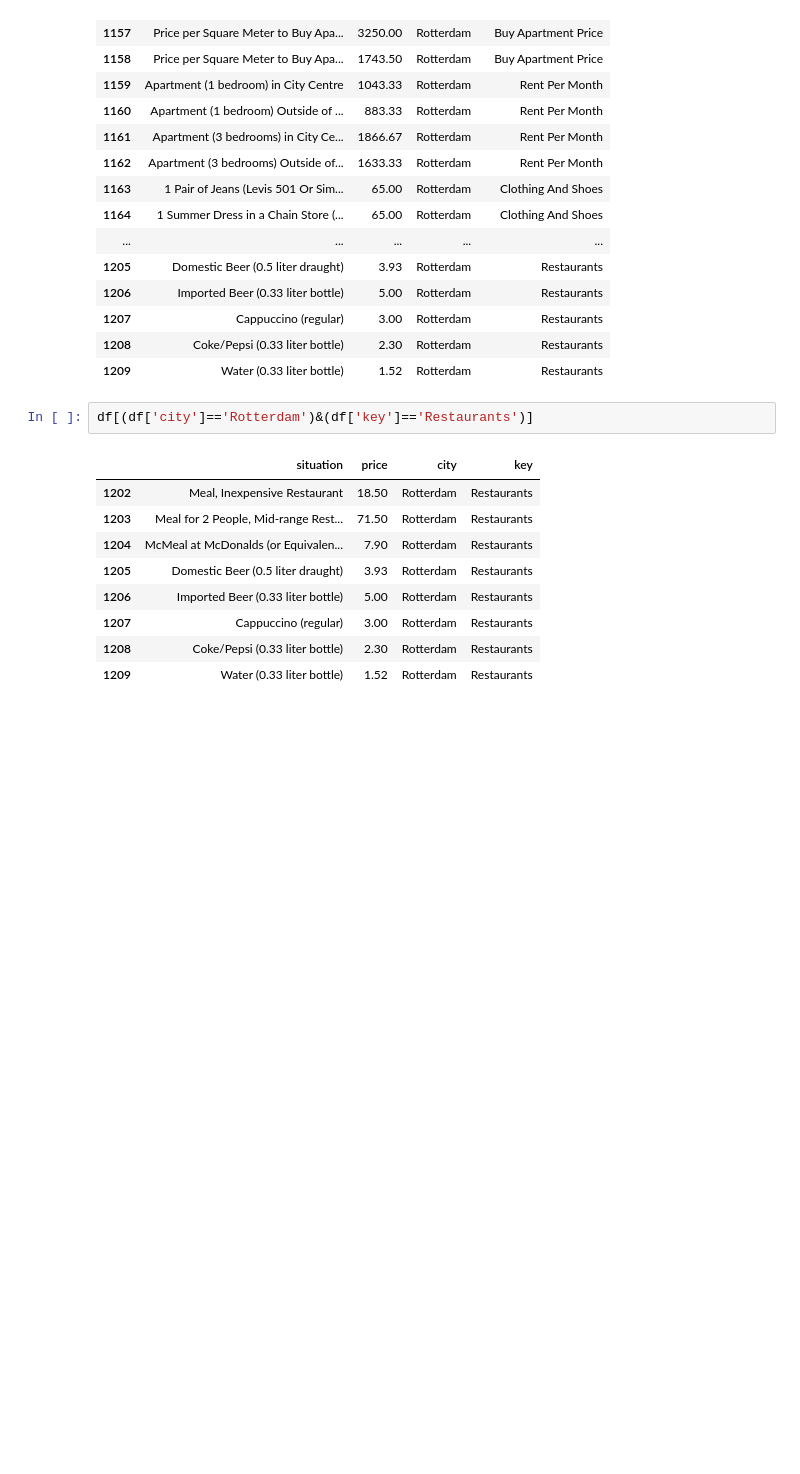
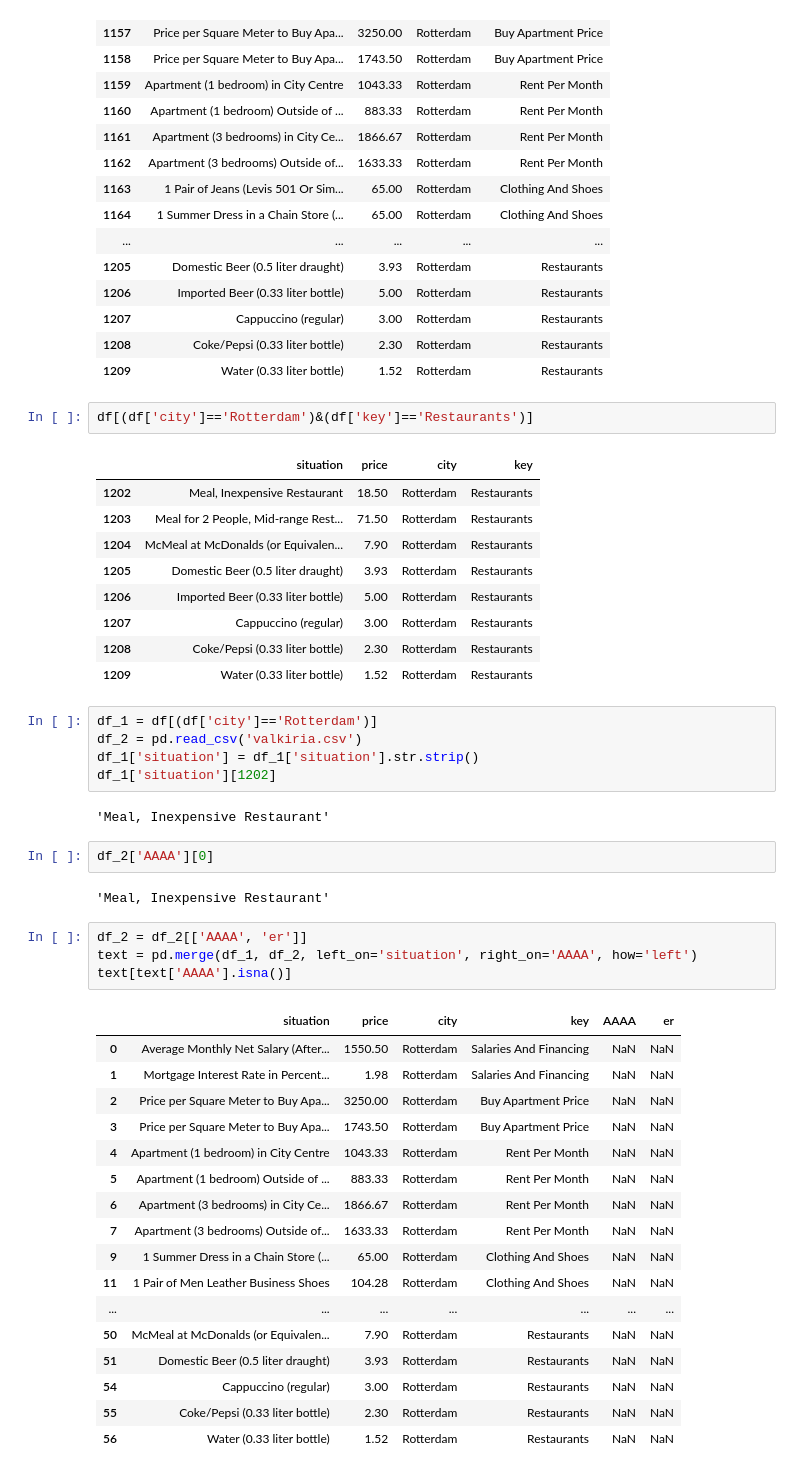
Before and after one commit to erickmattoso/app_house, a Jupyter notebook: delete/costs_living/get_costs_life.ipynb, the cells around one changed output. Drawn from its saved outputs; the diff is of its cells as text; blank space fills up the shorter version.

```diff
--- a/delete/costs_living/get_costs_life.ipynb
+++ b/delete/costs_living/get_costs_life.ipynb
@@ -56,3 +56,36 @@ df[(df['city']=='Rotterdam')&(df['key']=='Restaurants')]
 | 1207 | Cappuccino (regular) | 3.00 | Rotterdam | Restaurants |
 | 1208 | Coke/Pepsi (0.33 liter bottle) | 2.30 | Rotterdam | Restaurants |
 | 1209 | Water (0.33 liter bottle) | 1.52 | Rotterdam | Restaurants |
+# %%
+df_1 = df[(df['city']=='Rotterdam')]
+df_2 = pd.read_csv('valkiria.csv')
+df_1['situation'] = df_1['situation'].str.strip()
+df_1['situation'][1202]
+# %% [output]
+'Meal, Inexpensive Restaurant'
+# %%
+df_2['AAAA'][0]
+# %% [output]
+'Meal, Inexpensive Restaurant'
+# %%
+df_2 = df_2[['AAAA', 'er']]
+text = pd.merge(df_1, df_2, left_on='situation', right_on='AAAA', how='left')
+text[text['AAAA'].isna()]
+# %% [output]
+|  | situation | price | city | key | AAAA | er |
+| 0 | Average Monthly Net Salary (After... | 1550.50 | Rotterdam | Salaries And Financing | NaN | NaN |
+| 1 | Mortgage Interest Rate in Percent... | 1.98 | Rotterdam | Salaries And Financing | NaN | NaN |
+| 2 | Price per Square Meter to Buy Apa... | 3250.00 | Rotterdam | Buy Apartment Price | NaN | NaN |
+| 3 | Price per Square Meter to Buy Apa... | 1743.50 | Rotterdam | Buy Apartment Price | NaN | NaN |
+| 4 | Apartment (1 bedroom) in City Centre | 1043.33 | Rotterdam | Rent Per Month | NaN | NaN |
+| 5 | Apartment (1 bedroom) Outside of ... | 883.33 | Rotterdam | Rent Per Month | NaN | NaN |
+| 6 | Apartment (3 bedrooms) in City Ce... | 1866.67 | Rotterdam | Rent Per Month | NaN | NaN |
+| 7 | Apartment (3 bedrooms) Outside of... | 1633.33 | Rotterdam | Rent Per Month | NaN | NaN |
+| 9 | 1 Summer Dress in a Chain Store (... | 65.00 | Rotterdam | Clothing And Shoes | NaN | NaN |
+| 11 | 1 Pair of Men Leather Business Shoes | 104.28 | Rotterdam | Clothing And Shoes | NaN | NaN |
+| ... | ... | ... | ... | ... | ... | ... |
+| 50 | McMeal at McDonalds (or Equivalen... | 7.90 | Rotterdam | Restaurants | NaN | NaN |
+| 51 | Domestic Beer (0.5 liter draught) | 3.93 | Rotterdam | Restaurants | NaN | NaN |
+| 54 | Cappuccino (regular) | 3.00 | Rotterdam | Restaurants | NaN | NaN |
+| 55 | Coke/Pepsi (0.33 liter bottle) | 2.30 | Rotterdam | Restaurants | NaN | NaN |
+| 56 | Water (0.33 liter bottle) | 1.52 | Rotterdam | Restaurants | NaN | NaN |
```
Also changed, not shown: 7 other files.
